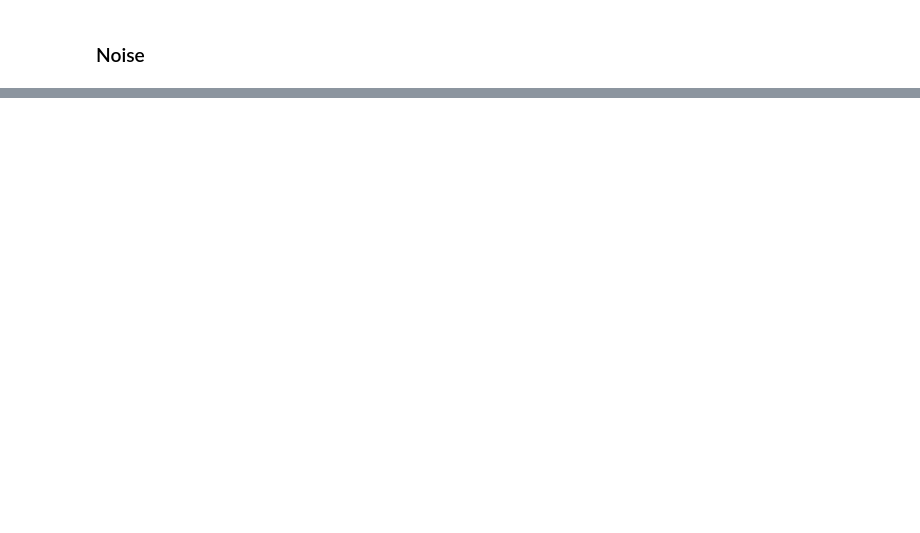
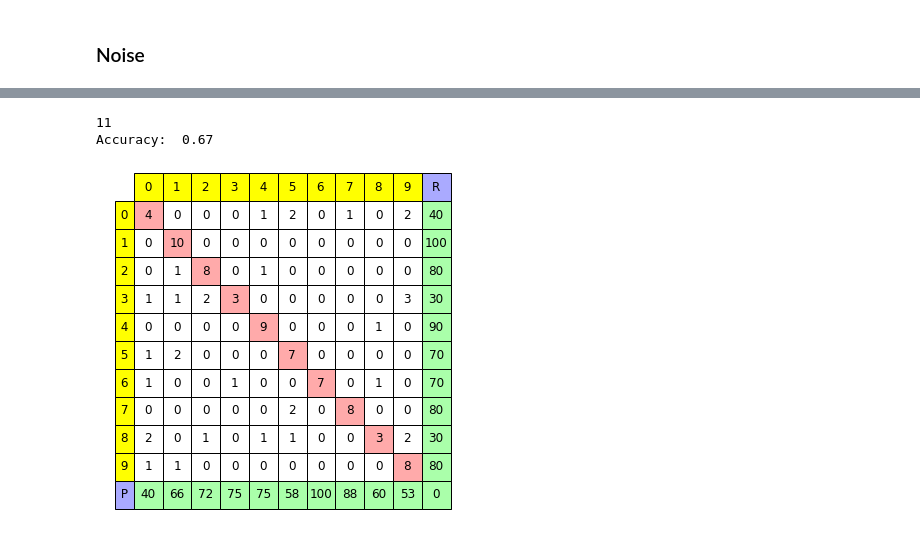
Before and after one commit to Natu17/TPs_SIA, a Jupyter notebook: TP3/TP3.ipynb, the cells around one changed output, grey strips where cells are left out. Drawn from its saved outputs; the diff is of its cells as text; code cells hidden in the pictures; blank space fills up the shorter version.

```diff
--- a/TP3/TP3.ipynb
+++ b/TP3/TP3.ipynb
@@ -341,0 +352,60 @@ plt.show()
+# %%
+seeds = [i for i in range(10)]
+
+noise_data = []
+
+for i in seeds:
+    noise_data += [[noise(img, 0.2, seed=i), output]
+                   for img, output in dataset]
+
+classes = [output for img, output in dataset]
+expected = [output for img, output in noise_data]
+output = [network.feedforward(img) for img, output in noise_data]
+
+mat, accuracy = metrics.confusion_matrix(classes, output, expected)
+
+mat = mat.astype(int)
+
+colours = []
+
+for i in range(len(mat)-1):
+    row = []
+    for j in range(len(mat)-1):
+        if i == j:
+            row.append('#FFAAAA')
+        else:
+            row.append('#FFFFFF')
+    row.append('#AAFFAA')
+    colours.append(row)
+
+row = []
+for i in range(len(mat)):
+    row.append('#AAFFAA')
+colours.append(row)
+
+print(len(colours[0]))
+
+labels = [f" {i} " for i in range(10)]
+print("Accuracy: ", accuracy)
+plt.figure("table", figsize=(5, 5))
+plt.axis("off")
+t = plt.table(cellText=mat,
+          loc='center',
+          cellLoc='center',
+          rowLabels=labels + [" P"],
+          colLabels=labels + ["R"],
+          rowColours=['#FFFF00'] * 10 + ['#AAAAFF'],
+          colColours=['#FFFF00'] * 10 + ['#AAAAFF'],
+          cellColours=colours,
+          )
+
+t.set_fontsize(20)
+t.scale(1,2)
+
+
+plt.gcf().tight_layout()
+plt.show()
+# %% [output]
+11
+Accuracy:  0.67
+[figure, added]
```
Also changed, not shown: parts of 12 cells of this notebook, 2 other files.
